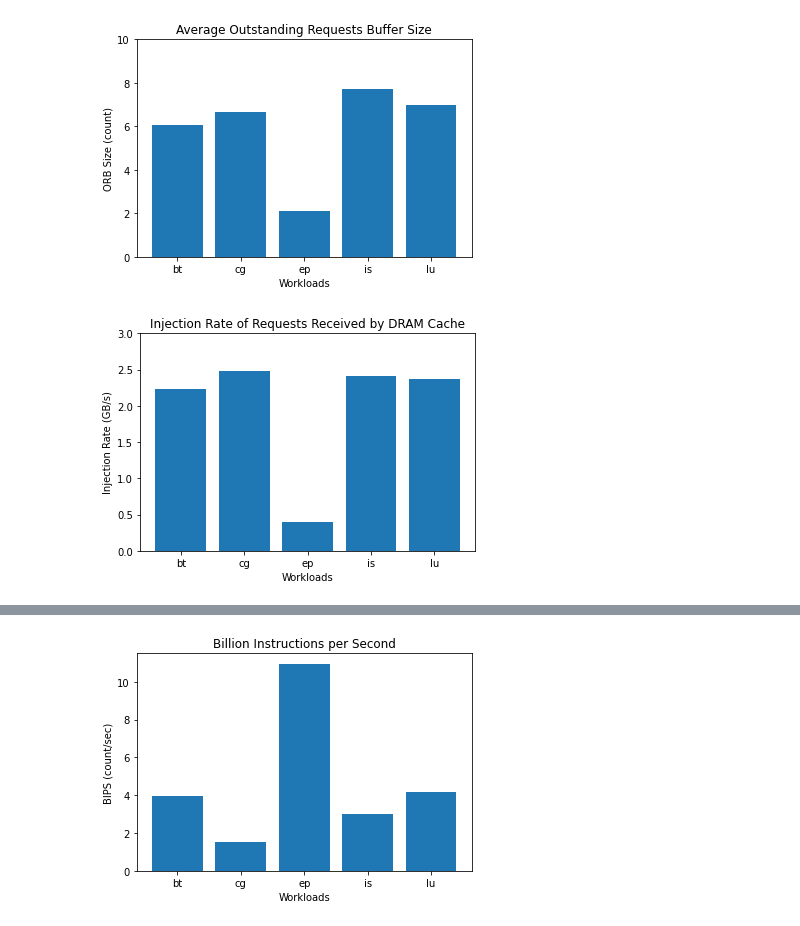
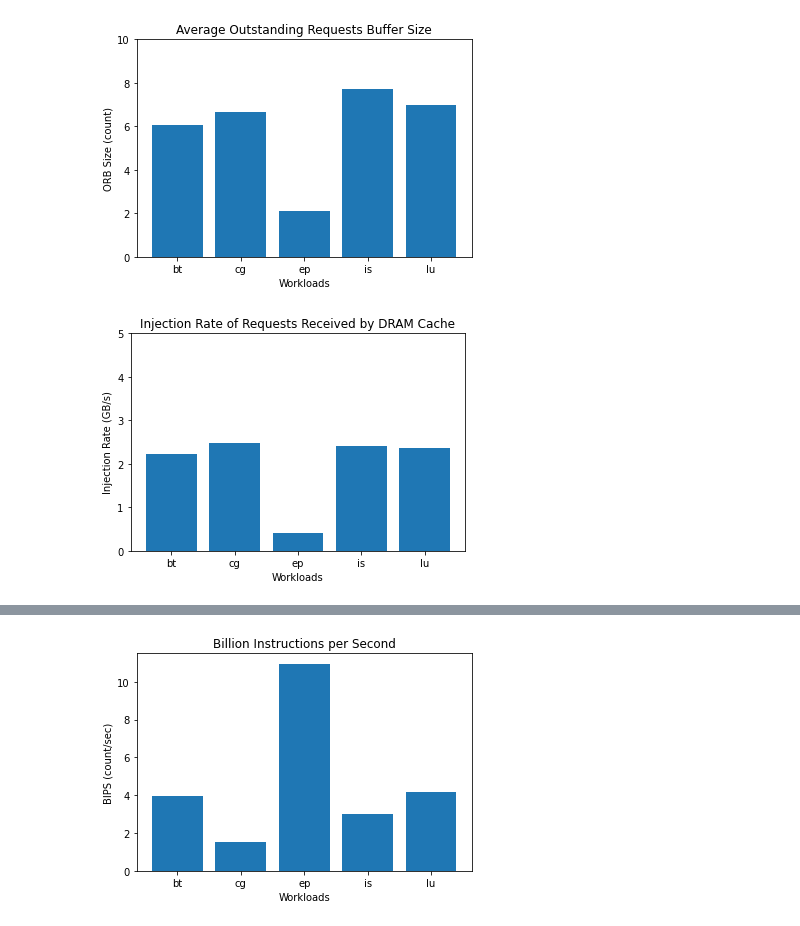
Before and after one commit to darchr/dramCacheController, a Jupyter notebook: myPlots/res_Nov_14/NPB/npb.ipynb, the cells around one changed output, grey strips where cells are left out. Saved outputs shown, nothing was run; the diff lists cells and outputs as text; code cells hidden in the pictures.

```diff
--- a/myPlots/res_Nov_14/NPB/npb.ipynb
+++ b/myPlots/res_Nov_14/NPB/npb.ipynb
@@ -64,7 +64,7 @@ Stats = ['simSeconds',
          'system.timingCpu7.exec_context.thread_0.numInsts',
          'system.mem_ctrl.avgRdBWSys',
          'system.mem_ctrl.avgWrBWSys',
-         'system.mem_ctrl.avgORBLen',
+         'system.mem_ctrl.avgORBLen'
           ]
 
 
@@ -129,7 +129,7 @@ df = pd.DataFrame(rows, columns=[
          'numInsts7',
          'avgRdBWSys',
          'avgWrBWSys',
-         'avgORBLen',
+         'avgORBLen'
          ])
 
 df['totNumInsts'] = df['numInsts0'].astype(int)+df['numInsts1'].astype(int)+df['numInsts2'].astype(int)+df['numInsts3'].astype(int)+df['numInsts4'].astype(int)+df['numInsts5'].astype(int)+df['numInsts6'].astype(int)+df['numInsts7'].astype(int)
@@ -159,20 +638,20 @@ plt.show()
 # %%
 x = df['app']
 
 y = (df['readReqs'].astype(float) + df['writeReqs'].astype(float))*64/1000000000 / df['simSeconds'].astype(float)
 
 # Multi bar Chart
 fig = plt.figure()
 fig.set_size_inches(6, 4)
 
-plt.ylim([0,3])
+plt.ylim([0,5])
 
 plt.bar(x, y)
 
 
 plt.title("Injection Rate of Requests Received by DRAM Cache")
 plt.xlabel("Workloads")
 plt.ylabel("Injection Rate (GB/s)")
 plt.show()
 # %% [output]
-[figure, old version]
+[figure, new version]
```
Also changed, not shown: parts of 10 cells of this notebook, 26 other files.
